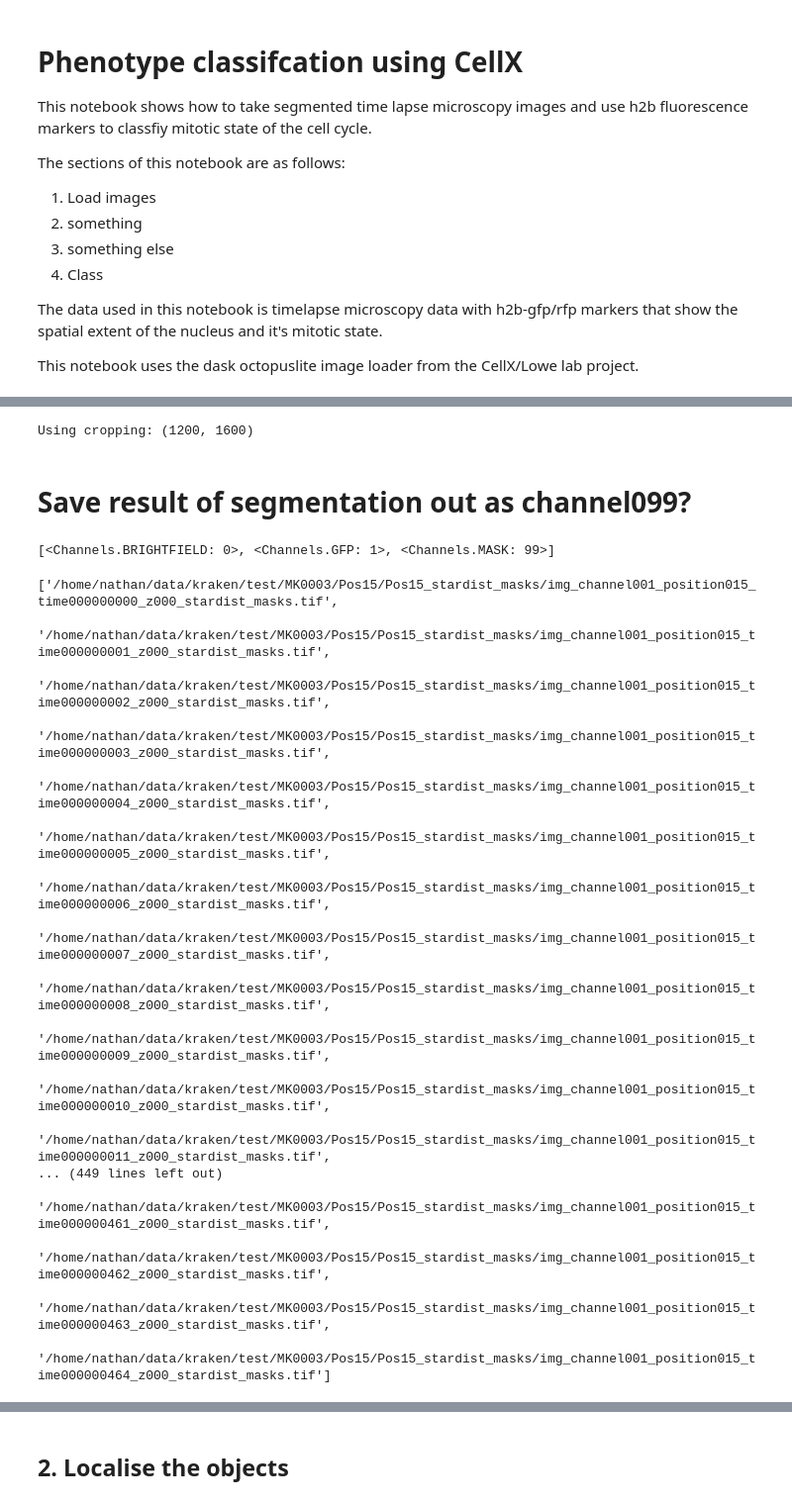
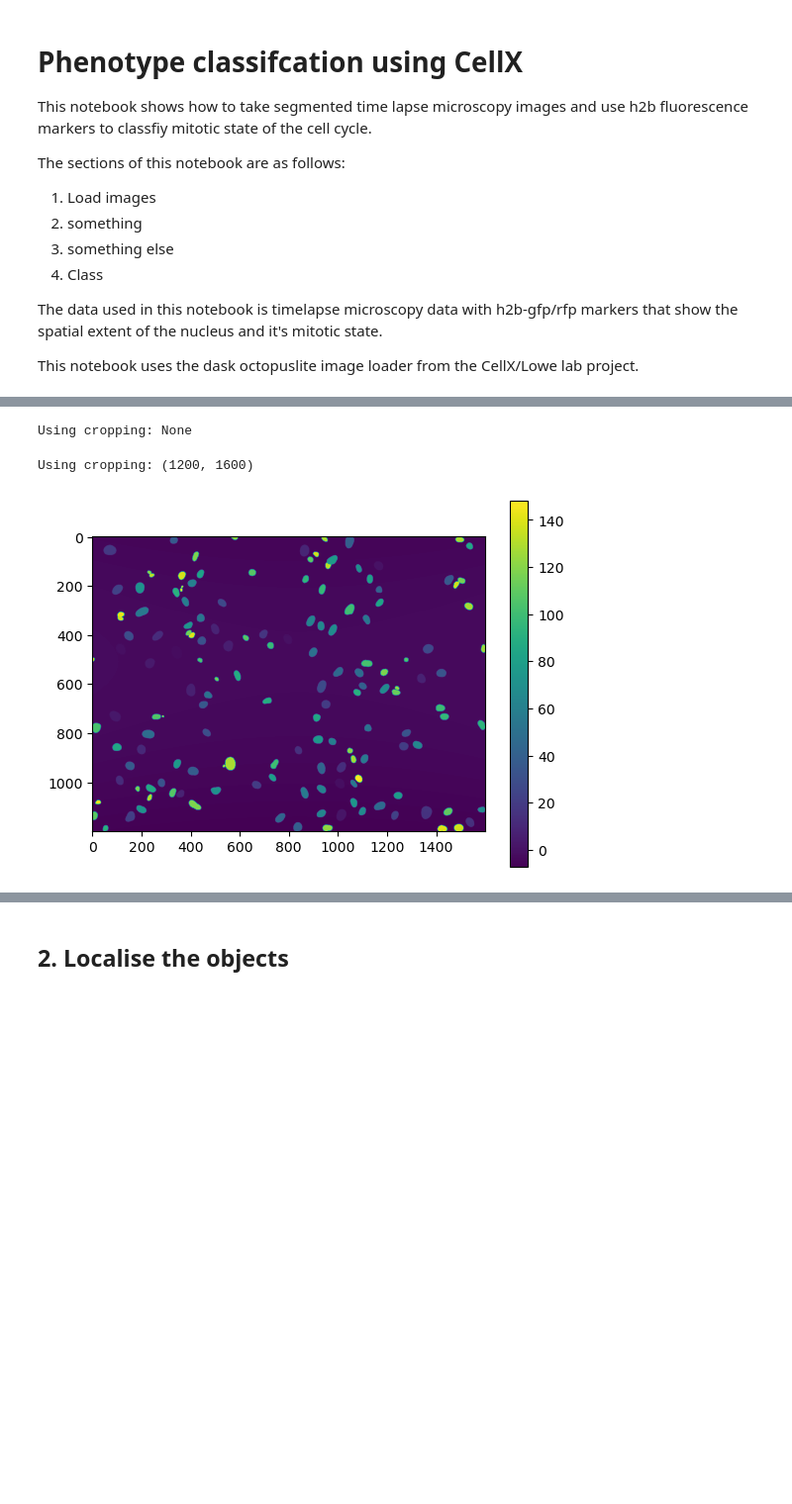
Before and after one commit to lowe-lab-ucl/segment-classify-track, a Jupyter notebook: cellx_classify.ipynb, the cells around one changed output, grey strips where cells are left out. Shown at 99% size. Saved outputs shown, nothing was run; the diff lists cells and outputs as text; code cells hidden in the pictures; blank space fills up the shorter version.

```diff
--- a/cellx_classify.ipynb
+++ b/cellx_classify.ipynb
@@ -21,33 +28,8 @@ from octopuslite import DaskOctopusLiteLoader
 # load images
 expt = 'MK0003'
 pos = 'Pos15'
-image_path = f'/home/nathan/data/kraken/test/{expt}/{pos}/{pos}_stardist_masks_dasktest'
-images = DaskOctopusLiteLoader(image_path, crop=(1200,1600))
+image_path = f'/home/nathan/data/kraken/test/{expt}/{pos}/{pos}_stardist_masks'
+### dask octo loader seems to invert the background
+images = DaskOctopusLiteLoader(image_path)#, crop=(1200,1600), remove_background=False,)
 # %% [output]
-Using cropping: (1200, 1600)
+Using cropping: None
-# %% [markdown]
-# Save result of segmentation out as channel099?
-# %%
-images.channels
-# %% [output]
-[<Channels.BRIGHTFIELD: 0>, <Channels.GFP: 1>, <Channels.MASK: 99>]
-# %%
-images.files('GFP')
-# %% [output]
-['/home/nathan/data/kraken/test/MK0003/Pos15/Pos15_stardist_masks/img_channel001_position015_time000000000_z000_stardist_masks.tif',
- '/home/nathan/data/kraken/test/MK0003/Pos15/Pos15_stardist_masks/img_channel001_position015_time000000001_z000_stardist_masks.tif',
- '/home/nathan/data/kraken/test/MK0003/Pos15/Pos15_stardist_masks/img_channel001_position015_time000000002_z000_stardist_masks.tif',
- '/home/nathan/data/kraken/test/MK0003/Pos15/Pos15_stardist_masks/img_channel001_position015_time000000003_z000_stardist_masks.tif',
- '/home/nathan/data/kraken/test/MK0003/Pos15/Pos15_stardist_masks/img_channel001_position015_time000000004_z000_stardist_masks.tif',
- '/home/nathan/data/kraken/test/MK0003/Pos15/Pos15_stardist_masks/img_channel001_position015_time000000005_z000_stardist_masks.tif',
- '/home/nathan/data/kraken/test/MK0003/Pos15/Pos15_stardist_masks/img_channel001_position015_time000000006_z000_stardist_masks.tif',
- '/home/nathan/data/kraken/test/MK0003/Pos15/Pos15_stardist_masks/img_channel001_position015_time000000007_z000_stardist_masks.tif',
- '/home/nathan/data/kraken/test/MK0003/Pos15/Pos15_stardist_masks/img_channel001_position015_time000000008_z000_stardist_masks.tif',
- '/home/nathan/data/kraken/test/MK0003/Pos15/Pos15_stardist_masks/img_channel001_position015_time000000009_z000_stardist_masks.tif',
- '/home/nathan/data/kraken/test/MK0003/Pos15/Pos15_stardist_masks/img_channel001_position015_time000000010_z000_stardist_masks.tif',
- '/home/nathan/data/kraken/test/MK0003/Pos15/Pos15_stardist_masks/img_channel001_position015_time000000011_z000_stardist_masks.tif',
-... (449 lines left out)
- '/home/nathan/data/kraken/test/MK0003/Pos15/Pos15_stardist_masks/img_channel001_position015_time000000461_z000_stardist_masks.tif',
- '/home/nathan/data/kraken/test/MK0003/Pos15/Pos15_stardist_masks/img_channel001_position015_time000000462_z000_stardist_masks.tif',
- '/home/nathan/data/kraken/test/MK0003/Pos15/Pos15_stardist_masks/img_channel001_position015_time000000463_z000_stardist_masks.tif',
- '/home/nathan/data/kraken/test/MK0003/Pos15/Pos15_stardist_masks/img_channel001_position015_time000000464_z000_stardist_masks.tif']
@@ -56,0 +36,8 @@ rfp = octopus["RFP"]
+# %%
+images = DaskOctopusLiteLoader(image_path, crop=(1200,1600), remove_background=False,)
+plt.imshow(images['mask'][0])
+plt.colorbar()
+plt.show()
+# %% [output]
+Using cropping: (1200, 1600)
+[figure, added]
```
Also changed, not shown: parts of 17 cells of this notebook, 1 other file.
